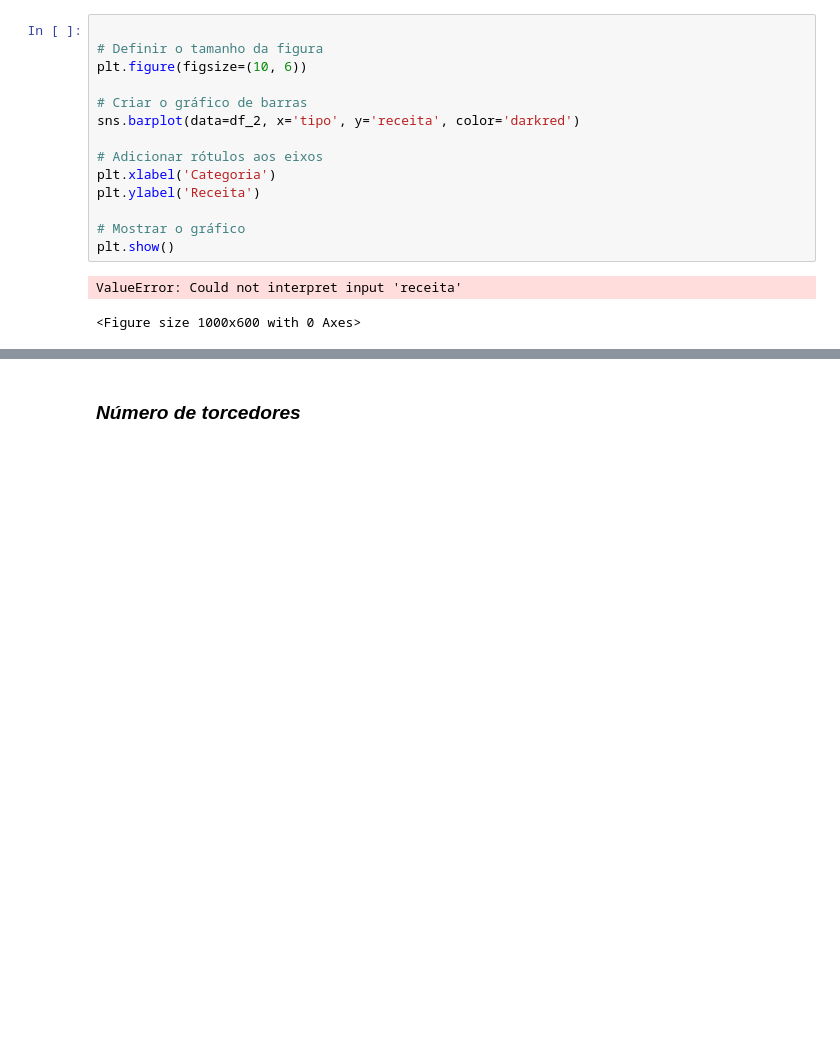
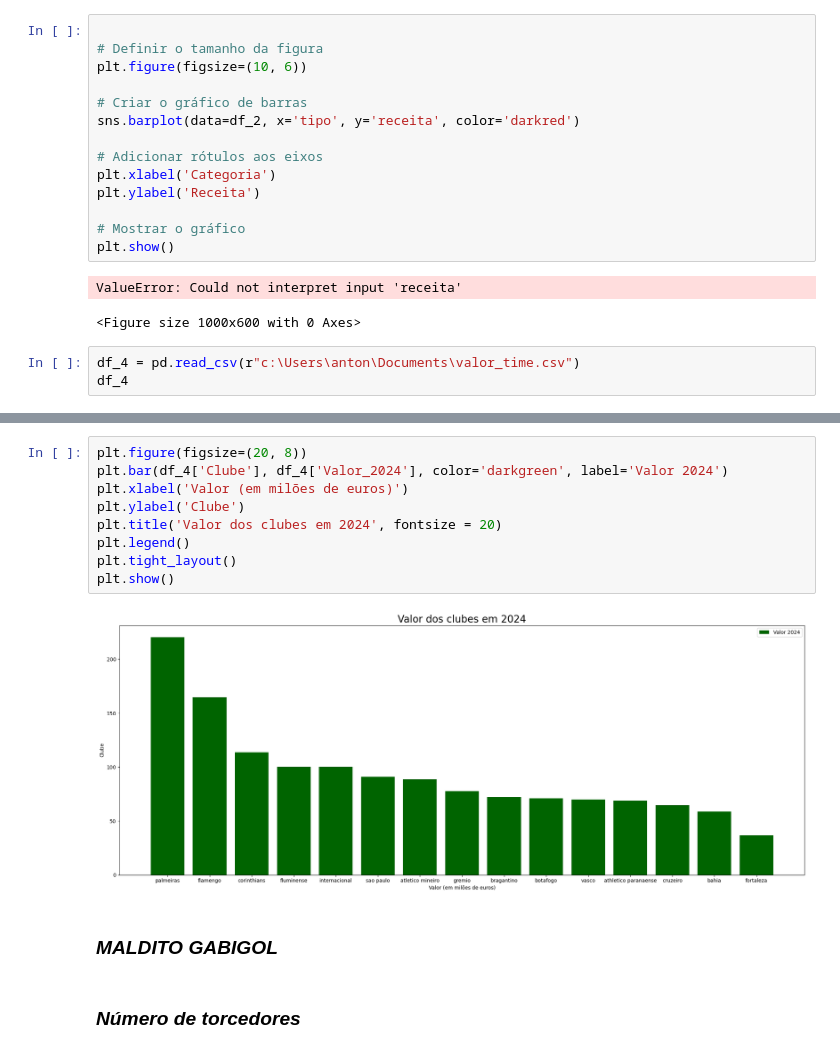
Before and after one commit to AVTBrasil/An-lise-de-Dados-no-Futebol, a Jupyter notebook: Analise_de_dados.ipynb, the cells around one changed output, grey strips where cells are left out. Drawn from its saved outputs; the diff is of its cells as text; blank space fills up the shorter version.

```diff
--- a/Analise_de_dados.ipynb
+++ b/Analise_de_dados.ipynb
@@ -116,3 +116,6 @@ plt.show()
 # %% [output]
 ValueError: Could not interpret input 'receita'
 <Figure size 1000x600 with 0 Axes>
+# %%
+df_4 = pd.read_csv(r"c:\Users\anton\Documents\valor_time.csv")
+df_4
@@ -119,2 +139,15 @@ ValueError: Could not interpret input 'receita'
+# %%
+plt.figure(figsize=(20, 8))
+plt.bar(df_4['Clube'], df_4['Valor_2024'], color='darkgreen', label='Valor 2024')
+plt.xlabel('Valor (em milões de euros)')
+plt.ylabel('Clube')
+plt.title('Valor dos clubes em 2024', fontsize = 20)
+plt.legend()
+plt.tight_layout()
+plt.show()
+# %% [output]
+[figure, added]
+# %% [markdown]
+### *MALDITO GABIGOL* ###
 # %% [markdown]
 ### *Número de torcedores* ###
```
Also changed, not shown: parts of 1 cell of this notebook.
